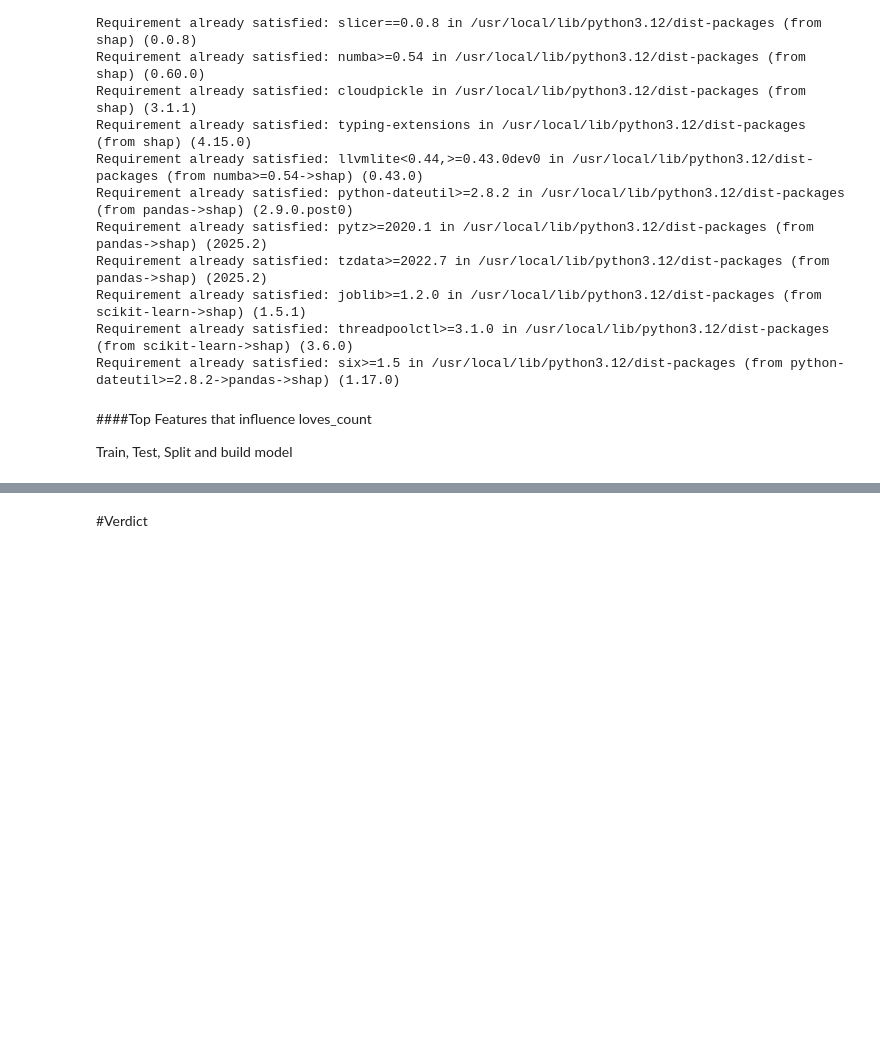
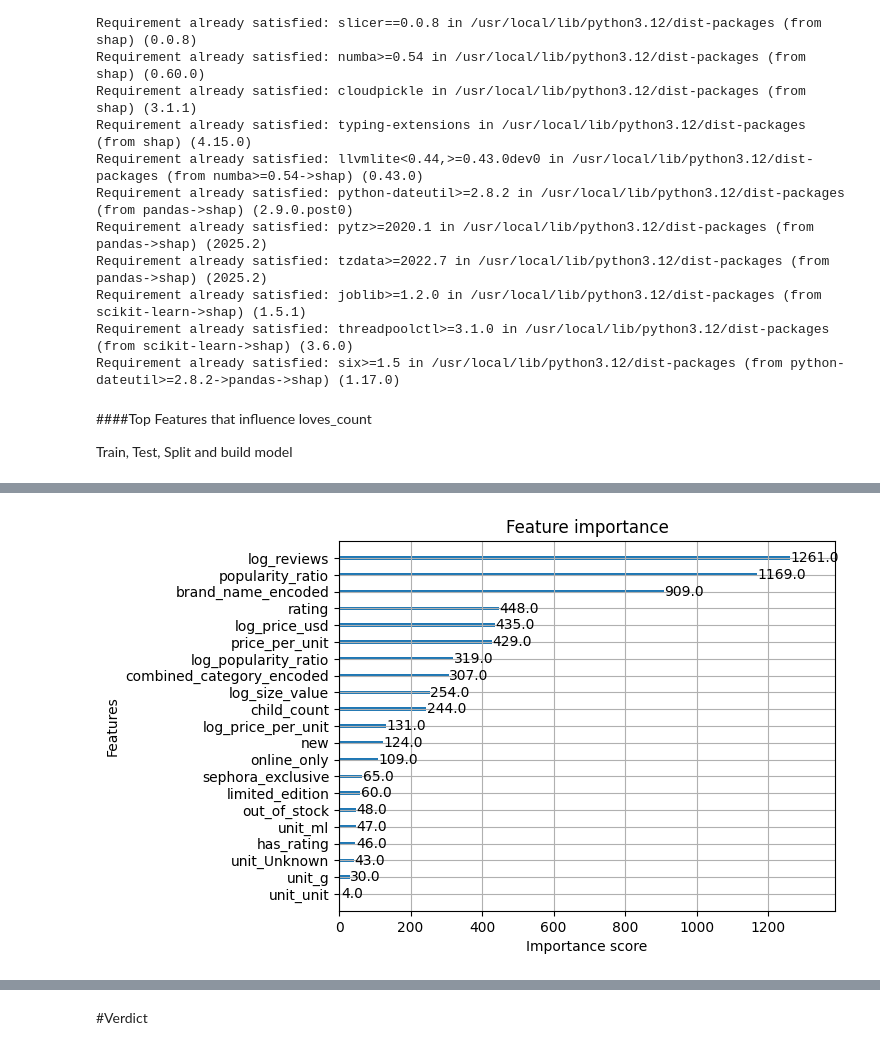
Before and after one commit to kelynz/itd214proj, a Jupyter notebook: 3988288G.ipynb, the cells around one changed output, grey strips where cells are left out. Cells and saved outputs as stored; diff of their text form; code cells hidden in the pictures; blank space fills up the shorter version.

```diff
--- a/3988288G.ipynb
+++ b/3988288G.ipynb
@@ -798,0 +807,31 @@ X_train, X_test, y_train, y_test = train_test_split(
+# %%
+from sklearn.model_selection import RandomizedSearchCV
+from xgboost import XGBRegressor
+
+xgb_reg = XGBRegressor(objective='reg:squarederror', seed=42)
+
+param_grid = {
+    'learning_rate': [0.05, 0.075, 0.1, 0.125],
+    'max_depth': [4, 5, 6],
+    'min_child_weight': [2, 3, 4],
+    'subsample': [0.7, 0.8, 1.0],
+    'colsample_bytree': [0.7, 0.8, 1.0],
+    'reg_alpha': [0, 0.1, 0.5],
+    'reg_lambda': [1, 1.5, 2]
+}
+
+random_search = RandomizedSearchCV(
+    estimator=xgb_reg,
+    param_distributions=param_grid,
+    n_iter=100, # Number of parameter settings that are sampled
+    scoring='neg_root_mean_squared_error',
+    cv=3,
+    verbose=1,
+    n_jobs=-1,
+    random_state=42
+)
+
+random_search.fit(X_train, y_train)
+
+print("Best parameters:", random_search.best_params_)
+print("Best RMSE score:", -random_search.best_score_)
@@ -833,0 +885,8 @@ XGBoost R-squared: 0.7654
+# %%
+from xgboost import plot_importance
+import matplotlib.pyplot as plt
+
+plot_importance(xgboost_model)
+plt.show()
+# %% [output]
+[figure, added]
```
Also changed, not shown: parts of 31 cells of this notebook.
